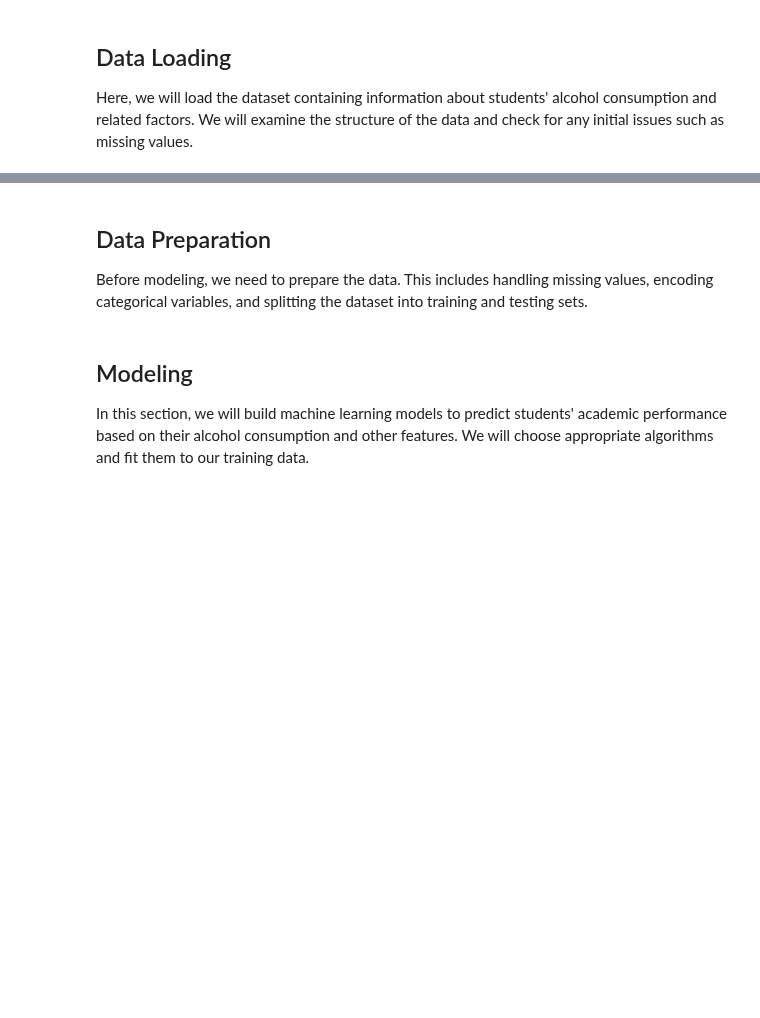
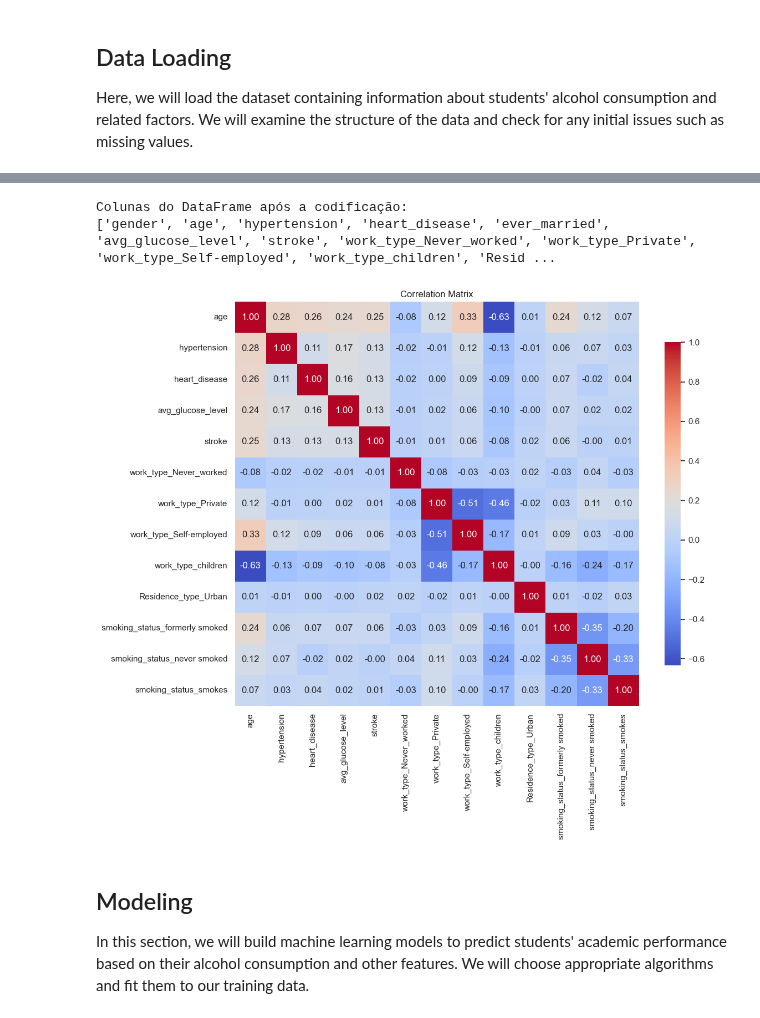
Before and after one commit to richenapedro/Data-Science-Analyst, a Jupyter notebook: Stroke Prediction/script/Stroke Prediction.ipynb, the cells around one changed output, grey strips where cells are left out. Cells and saved outputs as stored; diff of their text form; code cells hidden in the pictures; blank space fills up the shorter version.

Commit message:
'First analysis about Stroke dataset'

```diff
--- a/Stroke Prediction/script/Stroke Prediction.ipynb
+++ b/Stroke Prediction/script/Stroke Prediction.ipynb
@@ -262 +214,11 @@ memory usage: 4.5+ KB
 None
+# %%
+# Normalize the 'gender' column by stripping whitespace and converting to lowercase
+df['gender'] = df['gender'].str.strip().str.lower()
+
+# Remove the observation 'other' from the 'gender' column (now in lowercase)
+df = df[df['gender'] != 'other']
+
+# Check the count of unique values after removal
+print("\nUnique Values in 'gender' after removal:")
+print(df['gender'].value_counts())
@@ -439,6 +347,46 @@ We will analyze the correlations between numerical features in the dataset. This
-# %% [markdown]
-## Data Preparation <a name="data-preparation"></a>
-Before modeling, we need to prepare the data. This includes handling missing values, encoding categorical variables, and splitting the dataset into training and testing sets.
+# %%
+# Normalize the 'gender' column and convert other categorical columns
+df['gender'] = df['gender'].str.strip().str.lower()
+df['ever_married'] = df['ever_married'].map({'Yes': 1, 'No': 0})
+df['hypertension'] = df['hypertension'].astype(int)
+df['heart_disease'] = df['heart_disease'].astype(int)
+# %%
+# Apply One-Hot Encoding for other categorical variables
+df = pd.get_dummies(df, columns=['work_type', 'Residence_type', 'smoking_status'], drop_first=True)
+# %%
+# Check DataFrame columns after transformation
+print("Colunas do DataFrame após a codificação:")
+print(df.columns.tolist())
+# %% [output]
+Colunas do DataFrame após a codificação:
+['gender', 'age', 'hypertension', 'heart_disease', 'ever_married', 'avg_glucose_level', 'stroke', 'work_type_Never_worked', 'work_type_Private', 'work_type_Self-employed', 'work_type_children', 'Resid ...
+# %%
+# List of features to include in the correlation matrix
+features = ['age', 'hypertension', 'heart_disease', 'avg_glucose_level',
+            'stroke'] + [col for col in df.columns if col.startswith(('work_type_', 'Residence_type_', 'smoking_status_'))]
+# %%
+# Calculate the correlation matrix
+correlation_matrix = df[features].corr()
+
+# Set the style of seaborn
+sns.set(style="whitegrid")
+
+# Create a figure for the correlation heatmap
+plt.figure(figsize=(12, 10))
+
+# Create a heatmap to visualize the correlation matrix
+sns.heatmap(correlation_matrix, annot=True, fmt=".2f", cmap='coolwarm', square=True, cbar_kws={"shrink": .8})
+
+# Set the title and labels
+plt.title('Correlation Matrix')
+plt.xticks(rotation=90)
+plt.yticks(rotation=0)
+plt.tight_layout()
+
+# Show the heatmap
+plt.show()
+# %% [output]
+[figure, added]
 # %% [markdown]
 ## Modeling <a name="modeling"></a>
 In this section, we will build machine learning models to predict students' academic performance based on their alcohol consumption and other features. We will choose appropriate algorithms and fit them to our training data.
```
Also changed, not shown: parts of 31 cells of this notebook.
